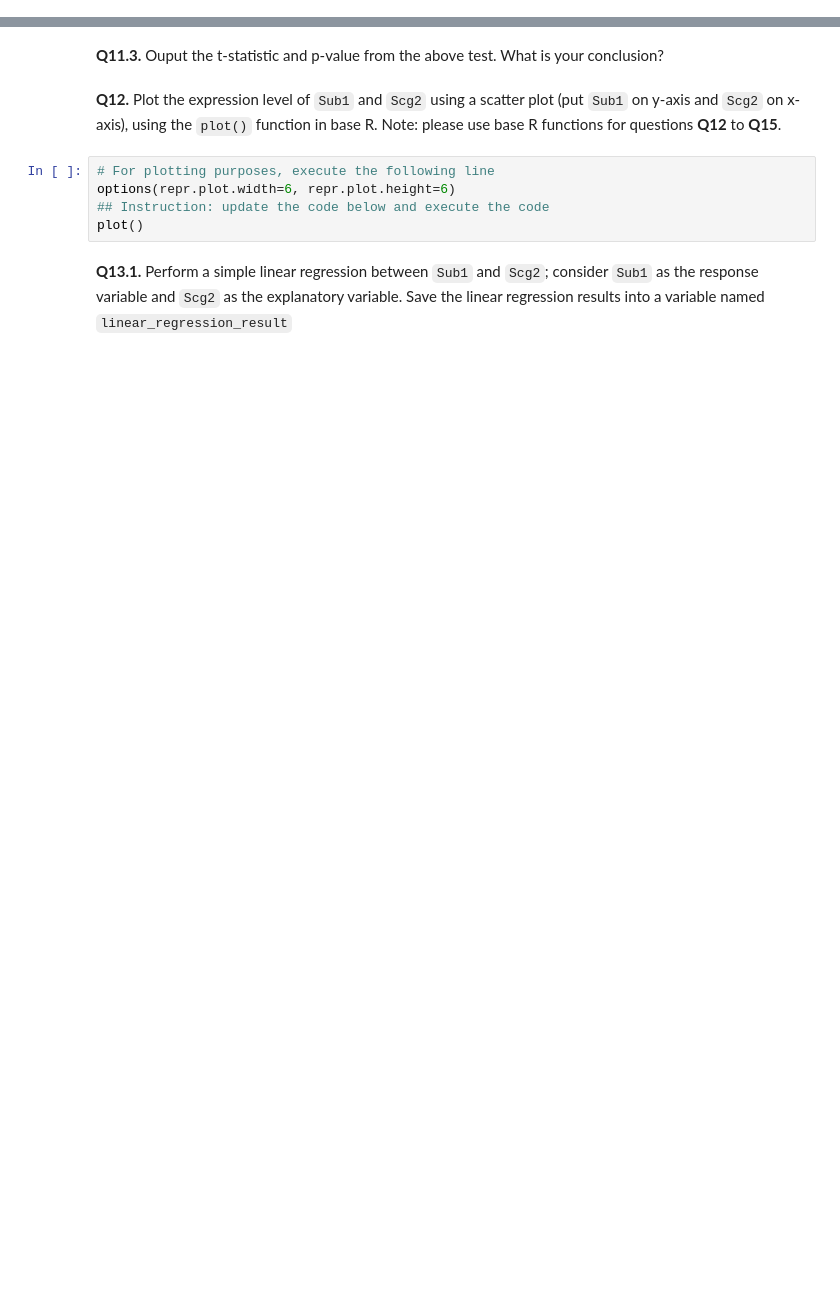
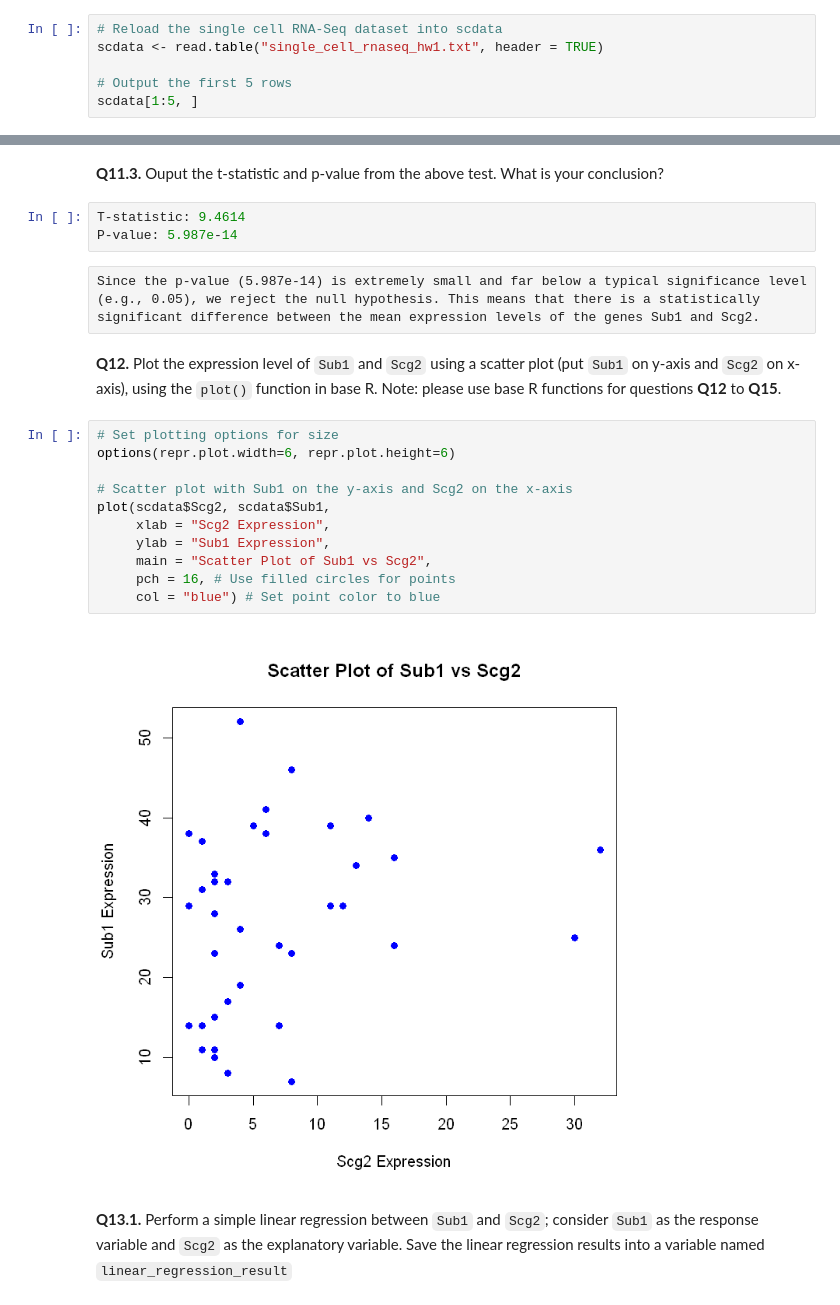
Before and after one commit to vidursaigal/CIS5350-Homework, a Jupyter notebook: Homework_I-2024.ipynb, the cells around one changed output, grey strips where cells are left out. Cells and saved outputs as stored; diff of their text form; blank space fills up the shorter version.

```diff
--- a/Homework_I-2024.ipynb
+++ b/Homework_I-2024.ipynb
@@ -75,2 +139,8 @@ A data.frame: 5 × 3
 # %% [markdown]
 **Q9.** Note the above action is dangerous! We cannot retrieve the original values after changing the object \(and save it under the same object\). Fortunately, we have not modified the raw file itself. So we will reload the data. Reload the file `single_cell_rnaseq_hw1.txt` into the `scdata` variable and output the first 5 rows for a second time. Is the value in the second row, second column 333, or the original value? Why? Write your code in the first cell and answer in the second cell.
+# %%
+# Reload the single cell RNA-Seq dataset into scdata
+scdata <- read.table("single_cell_rnaseq_hw1.txt", header = TRUE)
+
+# Output the first 5 rows
+scdata[1:5, ]
@@ -83,12 +212,25 @@ A data.frame: 5 × 3
 # %% [markdown]
 **Q11.3.** Ouput the t-statistic and p-value from the above test. What is your conclusion?
+# %%
+T-statistic: 9.4614
+P-value: 5.987e-14
+# %% [raw]
+Since the p-value (5.987e-14) is extremely small and far below a typical significance level (e.g., 0.05), we reject the null hypothesis. This means that there is a statistically significant difference between the mean expression levels of the genes Sub1 and Scg2.
 # %% [markdown]
 **Q12.** Plot the expression level of `Sub1` and `Scg2` using a scatter plot (put `Sub1` on y-axis and `Scg2` on x-axis), using the `plot()` function in base R.
 Note: please use base R functions for questions **Q12** to **Q15**.
-# %%
-# For plotting purposes, execute the following line
-options(repr.plot.width=6, repr.plot.height=6)
-## Instruction: update the code below and execute the code
-plot()
+# %%
+# Set plotting options for size
+options(repr.plot.width=6, repr.plot.height=6)
+
+# Scatter plot with Sub1 on the y-axis and Scg2 on the x-axis
+plot(scdata$Scg2, scdata$Sub1,
+     xlab = "Scg2 Expression",
+     ylab = "Sub1 Expression",
+     main = "Scatter Plot of Sub1 vs Scg2",
+     pch = 16, # Use filled circles for points
+     col = "blue") # Set point color to blue
+# %% [output]
+[figure, added]
 # %% [markdown]
 **Q13.1.** Perform a simple linear regression between `Sub1` and `Scg2`; consider `Sub1` as the response variable and `Scg2` as the explanatory variable. Save the linear regression results into a variable named `linear_regression_result`
```
Also changed, not shown: parts of 21 cells of this notebook, 1 other file.
